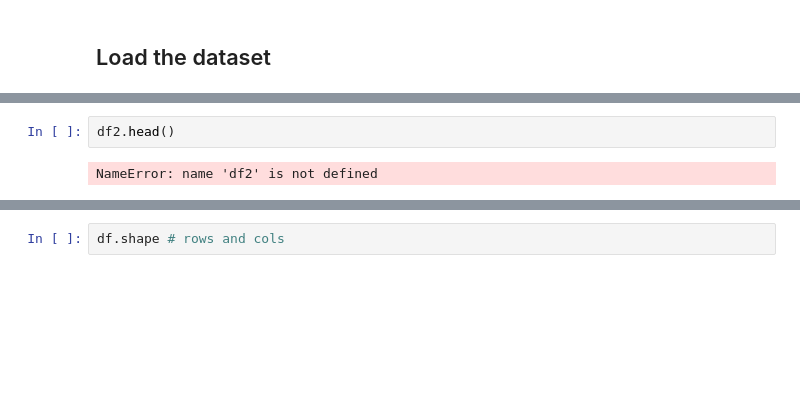
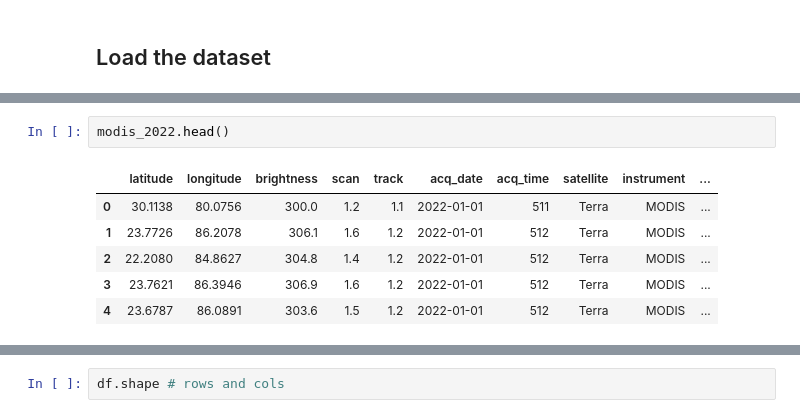
Before and after one commit to manibhushan-codes/Deforestation_Detection, a Jupyter notebook: Modified_Fire_Classification_Notebook.ipynb, the cells around one changed output, grey strips where cells are left out. Saved outputs shown, nothing was run; the diff lists cells and outputs as text; blank space fills up the shorter version.

```diff
--- a/Modified_Fire_Classification_Notebook.ipynb
+++ b/Modified_Fire_Classification_Notebook.ipynb
@@ -114,5 +139,10 @@ Error:
 # %%
-df2.head()
+modis_2022.head()
 # %% [output]
-NameError: name 'df2' is not defined
+|  | latitude | longitude | brightness | scan | track | acq_date | acq_time | satellite | instrument | ... |
+| 0 | 30.1138 | 80.0756 | 300.0 | 1.2 | 1.1 | 2022-01-01 | 511 | Terra | MODIS | ... |
+| 1 | 23.7726 | 86.2078 | 306.1 | 1.6 | 1.2 | 2022-01-01 | 512 | Terra | MODIS | ... |
+| 2 | 22.2080 | 84.8627 | 304.8 | 1.4 | 1.2 | 2022-01-01 | 512 | Terra | MODIS | ... |
+| 3 | 23.7621 | 86.3946 | 306.9 | 1.6 | 1.2 | 2022-01-01 | 512 | Terra | MODIS | ... |
+| 4 | 23.6787 | 86.0891 | 303.6 | 1.5 | 1.2 | 2022-01-01 | 512 | Terra | MODIS | ... |
 # %%
```
Also changed, not shown: parts of 7 cells of this notebook.
